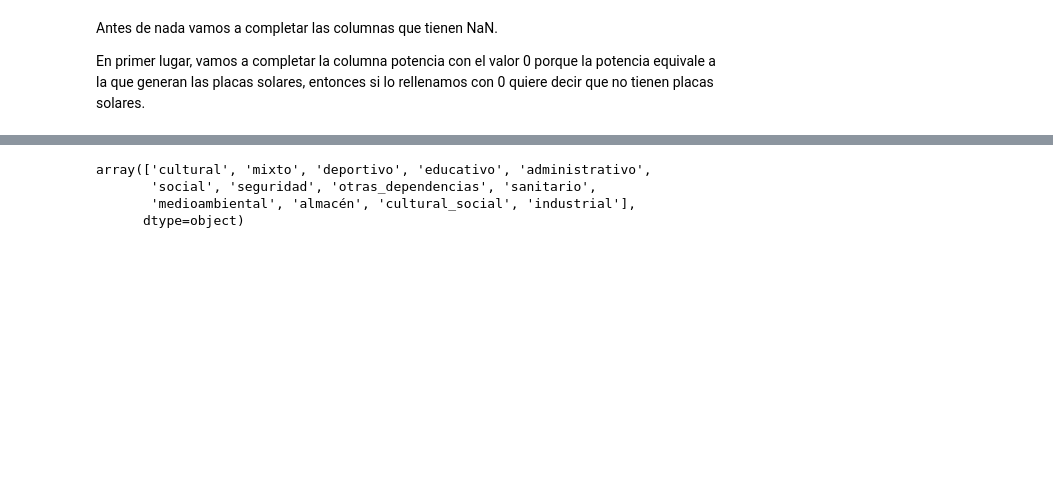
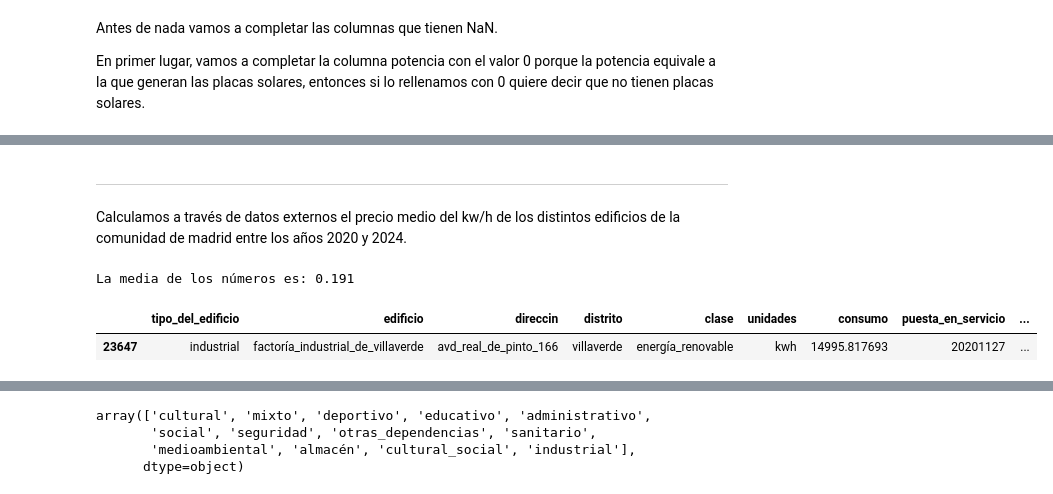
Before and after one commit to albaaafdez/SunShare, a Jupyter notebook: big data/energia_madrid.ipynb, the cells around one changed output, grey strips where cells are left out. Saved outputs shown, nothing was run; the diff lists cells and outputs as text; code cells hidden in the pictures; blank space fills up the shorter version.

```diff
--- a/big data/energia_madrid.ipynb
+++ b/big data/energia_madrid.ipynb
@@ -576,0 +576,26 @@ See the caveats in the documentation: https://pandas.pydata.org/pandas-docs/stab
+# %%
+energia['consumo'] = energia.groupby('edificio')['consumo'].transform(lambda x: x.fillna(x.mean()))
+# %%
+energia['consumo'] = energia.groupby('distrito')['consumo'].transform(lambda x: x.fillna(x.mean()))
+# %% [markdown]
+--------------------------------------------------
+# %% [markdown]
+Calculamos a través de datos externos el precio medio del kw/h de los distintos edificios de la comunidad de madrid entre los años 2020 y 2024.
+# %%
+numeros = [0.122, 0.162, 0.277, 0.212, 0.184]
+
+precio_kwh = sum(numeros) / len(numeros)
+
+print(f"La media de los números es: {media:.3f}")
+# %% [output]
+La media de los números es: 0.191
+# %%
+# Filtrar los edificios industriales
+edificios_industriales = energia[energia['tipo_del_edificio'] == 'industrial']
+distritos = edificios_industriales.groupby('edificio').agg(
+    consumo_total=('consumo', 'sum')
+).reset_index()
+edificios_industriales
+# %% [output]
+|  | tipo_del_edificio | edificio | direccin | distrito | clase | unidades | consumo | puesta_en_servicio | ... |
+| 23647 | industrial | factoría_industrial_de_villaverde | avd_real_de_pinto_166 | villaverde | energía_renovable | kwh | 14995.817693 | 20201127 | ... |
```
Also changed, not shown: parts of 8 cells of this notebook.
